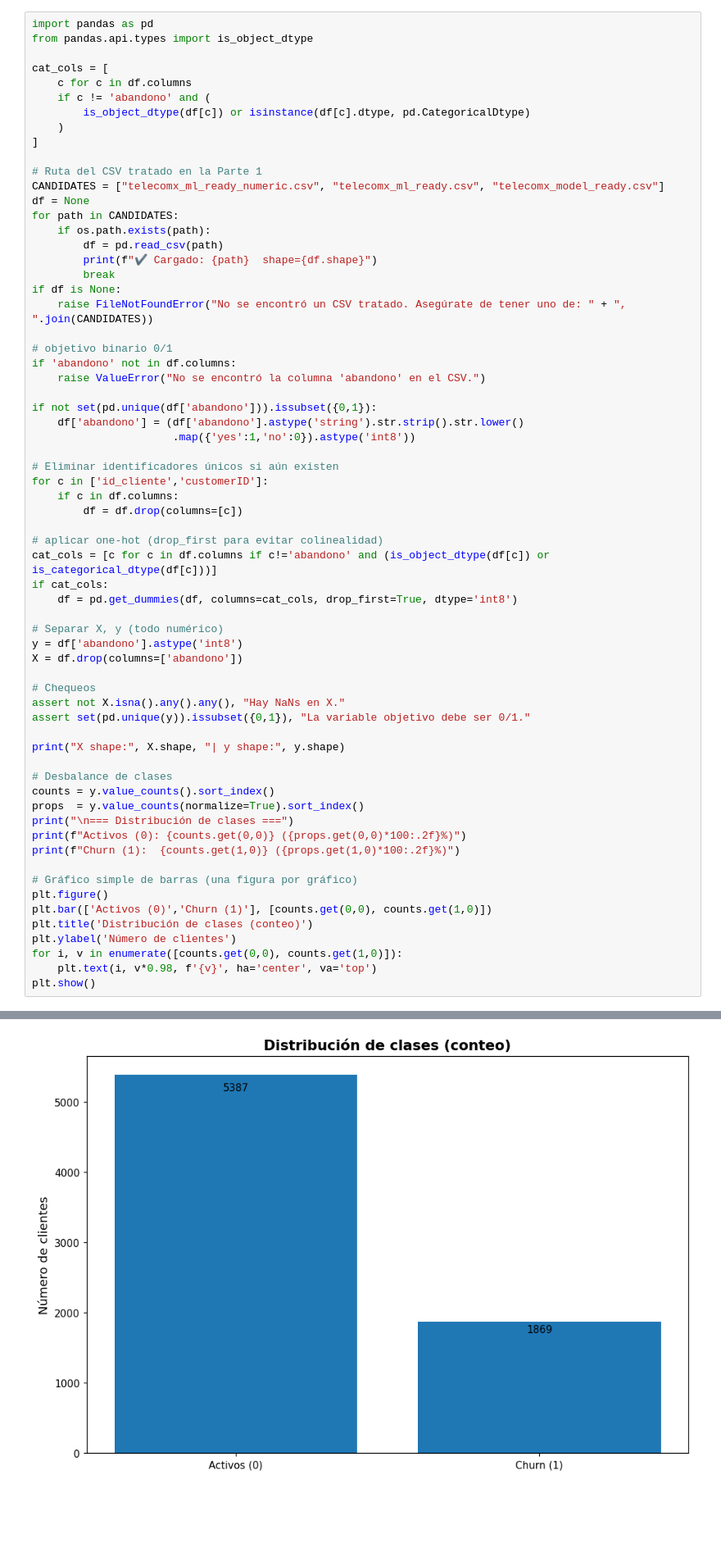
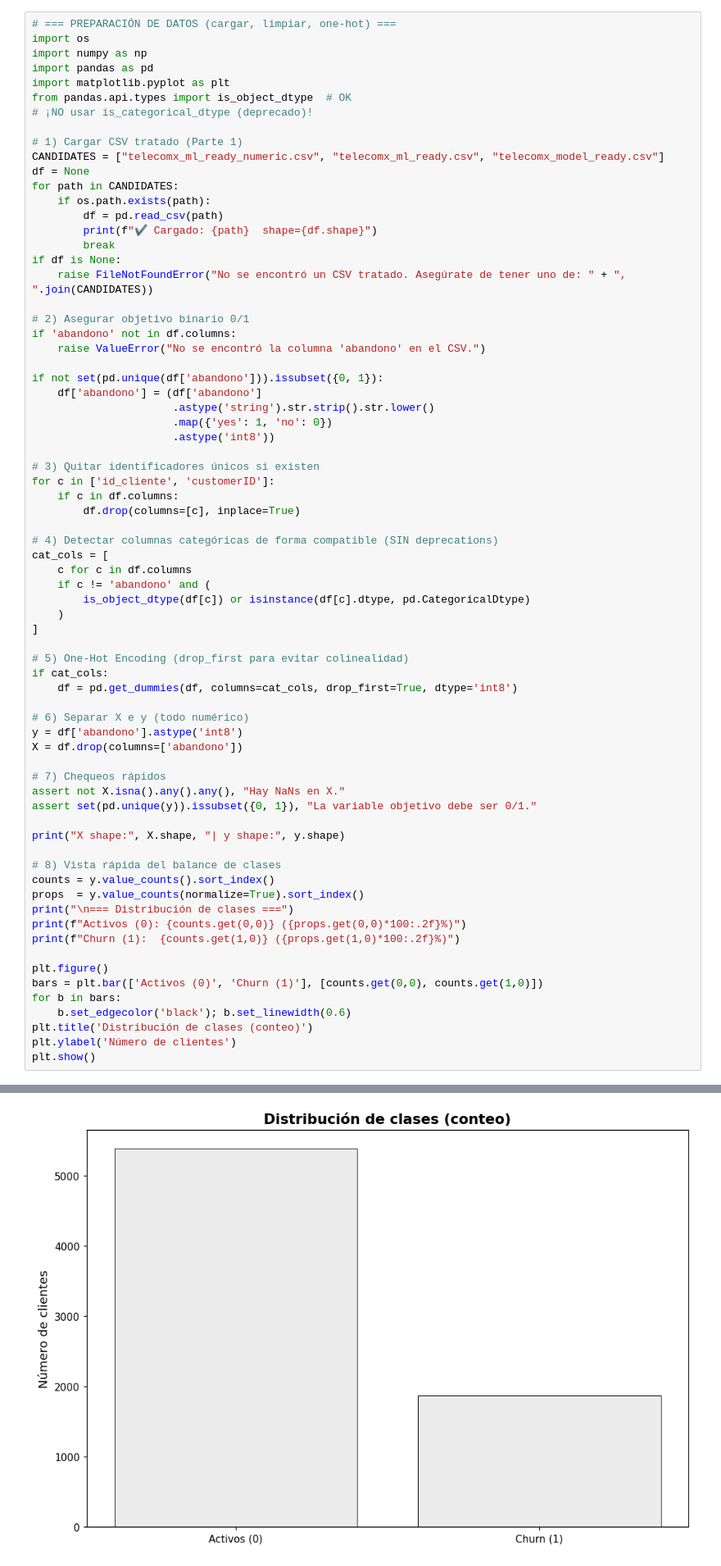
Before and after one commit to AriKth1230/Challenge-TelecomX, a Jupyter notebook: TelecomX_Parte2_ML.ipynb, the cells around one changed output, grey strips where cells are left out. Shown at 82% size. Drawn from its saved outputs; the diff is of its cells as text; blank space fills up the shorter version.

```diff
--- a/TelecomX_Parte2_ML.ipynb
+++ b/TelecomX_Parte2_ML.ipynb
@@ -49,17 +49,15 @@ def outline_bars(ax, lw=0.6, color='black'):
 # %% [markdown]
 ## 1) Preparación de datos
 # %%
+# === PREPARACIÓN DE DATOS (cargar, limpiar, one-hot) ===
+import os
+import numpy as np
 import pandas as pd
-from pandas.api.types import is_object_dtype
+import matplotlib.pyplot as plt
+from pandas.api.types import is_object_dtype  # OK
+# ¡NO usar is_categorical_dtype (deprecado)!
 
-cat_cols = [
-    c for c in df.columns
-    if c != 'abandono' and (
-        is_object_dtype(df[c]) or isinstance(df[c].dtype, pd.CategoricalDtype)
-    )
-]
-
-# Ruta del CSV tratado en la Parte 1
+# 1) Cargar CSV tratado (Parte 1)
 CANDIDATES = ["telecomx_ml_ready_numeric.csv", "telecomx_ml_ready.csv", "telecomx_model_ready.csv"]
 df = None
 for path in CANDIDATES:
@@ -70,57 +68,65 @@ for path in CANDIDATES:
 if df is None:
     raise FileNotFoundError("No se encontró un CSV tratado. Asegúrate de tener uno de: " + ", ".join(CANDIDATES))
 
-# objetivo binario 0/1
+# 2) Asegurar objetivo binario 0/1
 if 'abandono' not in df.columns:
     raise ValueError("No se encontró la columna 'abandono' en el CSV.")
 
-if not set(pd.unique(df['abandono'])).issubset({0,1}):
-    df['abandono'] = (df['abandono'].astype('string').str.strip().str.lower()
-                      .map({'yes':1,'no':0}).astype('int8'))
+if not set(pd.unique(df['abandono'])).issubset({0, 1}):
+    df['abandono'] = (df['abandono']
+                      .astype('string').str.strip().str.lower()
+                      .map({'yes': 1, 'no': 0})
+                      .astype('int8'))
 
-# Eliminar identificadores únicos si aún existen
-for c in ['id_cliente','customerID']:
+# 3) Quitar identificadores únicos si existen
+for c in ['id_cliente', 'customerID']:
     if c in df.columns:
-        df = df.drop(columns=[c])
+        df.drop(columns=[c], inplace=True)
 
-# aplicar one-hot (drop_first para evitar colinealidad)
-cat_cols = [c for c in df.columns if c!='abandono' and (is_object_dtype(df[c]) or is_categorical_dtype(df[c]))]
+# 4) Detectar columnas categóricas de forma compatible (SIN deprecations)
+cat_cols = [
+    c for c in df.columns
+    if c != 'abandono' and (
+        is_object_dtype(df[c]) or isinstance(df[c].dtype, pd.CategoricalDtype)
+    )
+]
+
+# 5) One-Hot Encoding (drop_first para evitar colinealidad)
 if cat_cols:
     df = pd.get_dummies(df, columns=cat_cols, drop_first=True, dtype='int8')
 
-# Separar X, y (todo numérico)
+# 6) Separar X e y (todo numérico)
 y = df['abandono'].astype('int8')
 X = df.drop(columns=['abandono'])
 
-# Chequeos
+# 7) Chequeos rápidos
 assert not X.isna().any().any(), "Hay NaNs en X."
-assert set(pd.unique(y)).issubset({0,1}), "La variable objetivo debe ser 0/1."
+assert set(pd.unique(y)).issubset({0, 1}), "La variable objetivo debe ser 0/1."
 
 print("X shape:", X.shape, "| y shape:", y.shape)
 
-# Desbalance de clases
+# 8) Vista rápida del balance de clases
 counts = y.value_counts().sort_index()
 props  = y.value_counts(normalize=True).sort_index()
 print("\n=== Distribución de clases ===")
 print(f"Activos (0): {counts.get(0,0)} ({props.get(0,0)*100:.2f}%)")
 print(f"Churn (1):  {counts.get(1,0)} ({props.get(1,0)*100:.2f}%)")
 
-# Gráfico simple de barras (una figura por gráfico)
 plt.figure()
-plt.bar(['Activos (0)','Churn (1)'], [counts.get(0,0), counts.get(1,0)])
+bars = plt.bar(['Activos (0)', 'Churn (1)'], [counts.get(0,0), counts.get(1,0)])
+for b in bars:
+    b.set_edgecolor('black'); b.set_linewidth(0.6)
 plt.title('Distribución de clases (conteo)')
 plt.ylabel('Número de clientes')
-for i, v in enumerate([counts.get(0,0), counts.get(1,0)]):
-    plt.text(i, v*0.98, f'{v}', ha='center', va='top')
 plt.show()
 # %% [output]
 ✔️ Cargado: telecomx_ml_ready_numeric.csv  shape=(7256, 32)
 X shape: (7256, 31) | y shape: (7256,)
 
 === Distribución de clases ===
 Activos (0): 5387 (74.24%)
 Churn (1):  1869 (25.76%)
-[figure, old version]
+[figure, new version]
 # %% [markdown]
 ## 2) Correlación y selección de variables
 # %%
```
Also changed, not shown: parts of 3 cells of this notebook.
